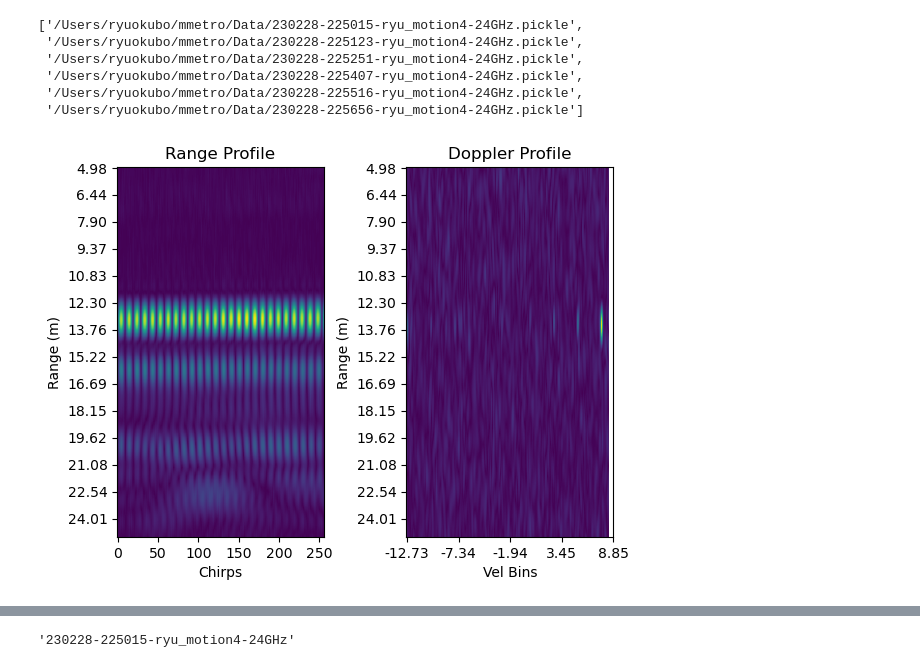
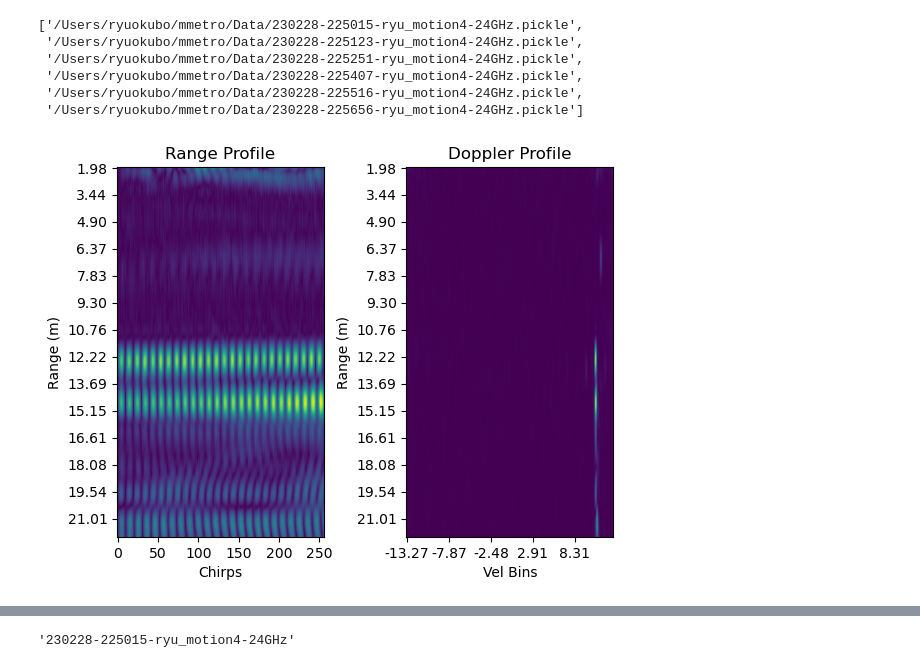
Before and after one commit to rokubo2/mmetro, a Jupyter notebook: mmetro_python.ipynb, the cells around one changed output, grey strips where cells are left out. Drawn from its saved outputs; the diff is of its cells as text; code cells hidden in the pictures.

```diff
--- a/mmetro_python.ipynb
+++ b/mmetro_python.ipynb
@@ -16,10 +16,10 @@ from scipy import signal
 # %% [markdown]
 setting up global constants
 # %%
-maxRange = 25
+maxRange = 22
 chirpDur = 125
 c0 = speed_of_light
-switchPer = 625e-6
+switchPer = 2500e-6
 modF = 1 / (2 * switchPer)
 modDuty = 50
 fs = 1.0e6
@@ -59,7 +57,7 @@ def get_RP_RD(data_snapshot, cfg, nFFT, nFFT_vel):
     vRange = np.arange(nFFT) / nFFT * fs * c0 / (2*kf)
     fc = (cfg['fStop'] + cfg['fStrt']) / 2
 
-    RMin = 5
+    RMin = 2
     RMax = min(maxRange, (N / TRampUp) * c0 / (4 * 250e6 / TRampUp))
     RMinIdx = np.argmin(np.abs(vRange - RMin))
     RMaxIdx = np.argmin(np.abs(vRange - RMax))
@@ -90,14 +88,14 @@ def get_RP_RD(data_snapshot, cfg, nFFT, nFFT_vel):
     return RPExt, RD, vRangeExt
 
 
-def plot_doppler(file_name, frame_idx, save_fig = False, save_RD_norm = False, save_dir = 'Data/'):
+def plot_doppler(file_name, frame_idx, save_fig = False, save_RD_norm = False, save_dir = 'Data/', cut=30):
     # load data from file name
     file = open(file_name, 'rb')
     data_raw = pickle.load(file)
     file.close()
 
     # get singe channel raw data and its config
-    data_single_chn = data_raw['Data'][:,:,0] # select one channel (antena)
+    data_single_chn = data_raw['Data'][:,:,1] # select one channel (antena)
     data_snapshot = data_single_chn[:,frame_idx]
     cfg = data_raw['Cfg']
 
@@ -107,14 +105,16 @@ def plot_doppler(file_name, frame_idx, save_fig = False, save_RD_norm = False, s
     RPExt, RD, vRangeExt = get_RP_RD(data_snapshot, cfg, nFFT, nFFT_vel)
 
     # normalize RD for plotting
-    RD = RD[:,30:-30]
+    RD = RD[:,cut:-cut]
     RD_diff = np.abs(RD) - np.min(np.abs(RD))
     RD_norm = RD_diff / np.max(np.abs(RD))
+#     RD_norm[RD_norm < 0.3] = 0
+#     RD_norm = RD
 
     # Get information for plotting
     fc = (cfg['fStop'] + cfg['fStrt']) / 2
     vFreqVel = np.arange(-nFFT_vel//2, nFFT_vel//2)/nFFT_vel*(1/cfg['Perd'])
-    vVel = (vFreqVel*c0/(2*fc))[10:-10]
+    vVel = (vFreqVel*c0/(2*fc))[cut:-cut]
 
     vRangeExtVisIdx = np.arange(0, vRangeExt.shape[0], 20)
     vRangeExtVis = list(map(lambda x: "%.2f" % x, vRangeExt[vRangeExtVisIdx]))
@@ -217,6 +218,6 @@ def get_timestamps(data_raw):
             date_time_obj.append(delta.total_seconds())
     return date_time_obj
 # %%
-plot_doppler(names[1], 100, save_fig = True, save_RD_norm = True)
+plot_doppler(names[1], 102, save_fig = True, save_RD_norm = True, cut=5)
 # %% [output]
-[figure, old version]
+[figure, new version]
```
Also changed, not shown: parts of 15 cells of this notebook, 2 other files.
